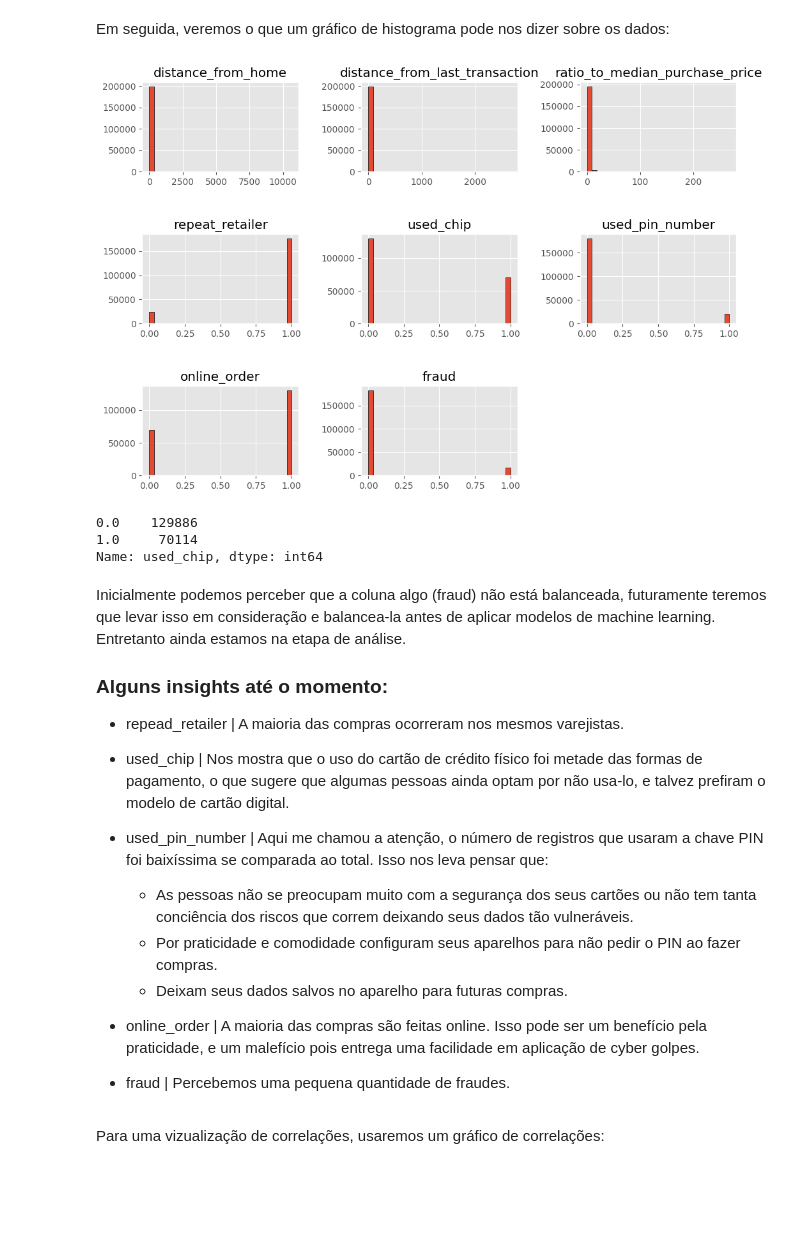
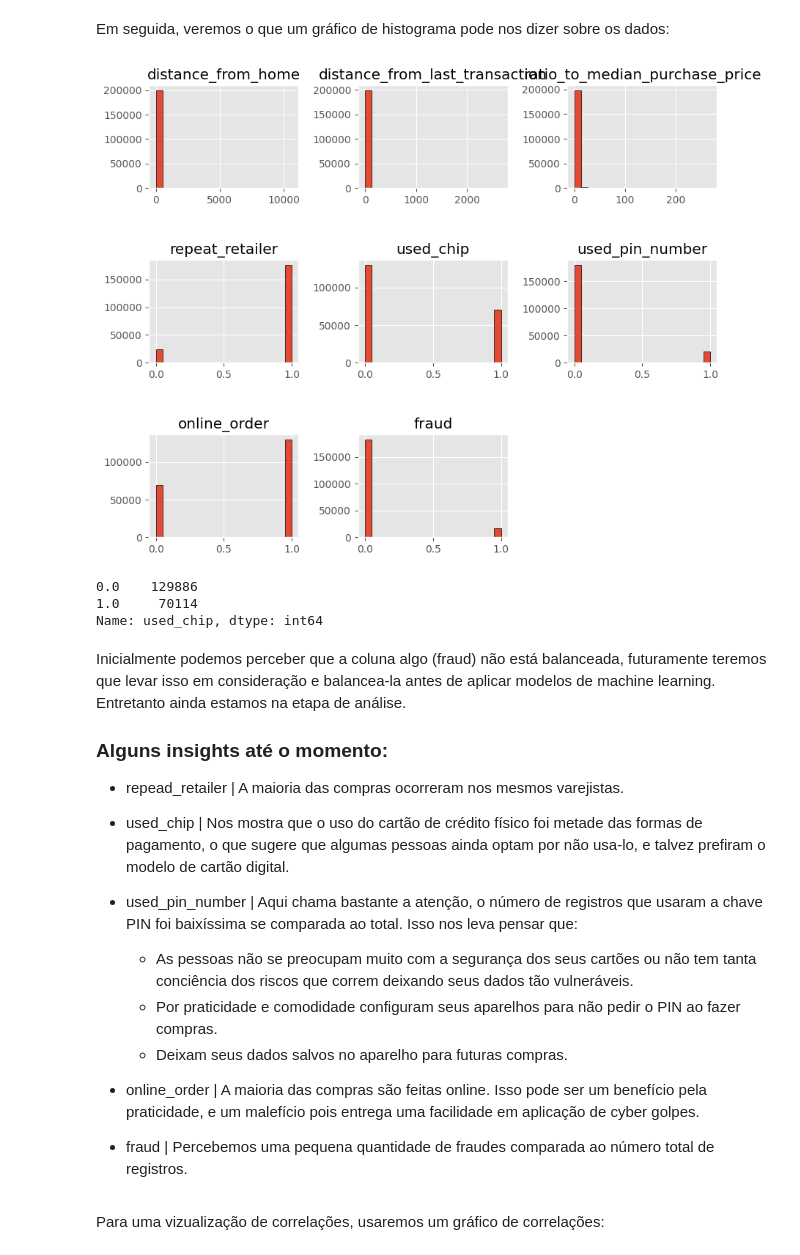
Before and after one commit to DieGod-DS/Credit-Card-Fraud, a Jupyter notebook: code/Exploratory_analisys/ead.ipynb, the cells around one changed output. Drawn from its saved outputs; the diff is of its cells as text; code cells hidden in the pictures; blank space fills up the shorter version.

```diff
--- a/code/Exploratory_analisys/ead.ipynb
+++ b/code/Exploratory_analisys/ead.ipynb
@@ -125,11 +123,11 @@ data20.to_csv(data20_file_path,index=False)
 # %% [markdown]
 Em seguida, veremos o que um gráfico de histograma pode nos dizer sobre os dados:
 # %%
-data20.hist(figsize=(12,8), bins=30, edgecolor='black')
+data20.hist(figsize=(10,8), bins=20, edgecolor='black')
 plt.subplots_adjust(hspace=0.7, wspace=0.4)
 plt.show()
 # %% [output]
-[figure, old version]
+[figure, new version]
 # %%
 data20.used_chip.value_counts()
 # %% [output]
@@ -145,14 +143,14 @@ Inicialmente podemos perceber que a coluna algo (fraud) não está balanceada, f
 
  - used_chip | Nos mostra que o uso do cartão de crédito físico foi  metade das formas de pagamento, o que sugere que algumas pessoas ainda optam por não usa-lo, e talvez prefiram o modelo de cartão digital.
 
- - used_pin_number | Aqui me chamou a atenção, o número de registros que usaram a chave PIN foi baixíssima se comparada ao total. Isso nos leva pensar que:
+ - used_pin_number | Aqui chama bastante a atenção, o número de registros que usaram a chave PIN foi baixíssima se comparada ao total. Isso nos leva pensar que:
    - As pessoas não se preocupam muito com a segurança dos seus cartões ou não tem tanta conciência dos riscos que correm deixando seus dados tão vulneráveis.
    - Por praticidade e comodidade configuram seus aparelhos para não pedir o PIN ao fazer compras.
    - Deixam seus dados salvos no aparelho para futuras compras.
 
  -  online_order | A maioria das compras são feitas online. Isso pode ser um benefício pela praticidade, e um malefício pois entrega uma facilidade em aplicação de cyber golpes.
 
- - fraud | Percebemos uma pequena quantidade de fraudes.
+ - fraud | Percebemos uma pequena quantidade de fraudes comparada ao número total de registros.
 # %% [markdown]
 Para uma vizualização de correlações, usaremos um gráfico de correlações:
 # %%
```
Also changed, not shown: parts of 9 cells of this notebook, 1 other file.
